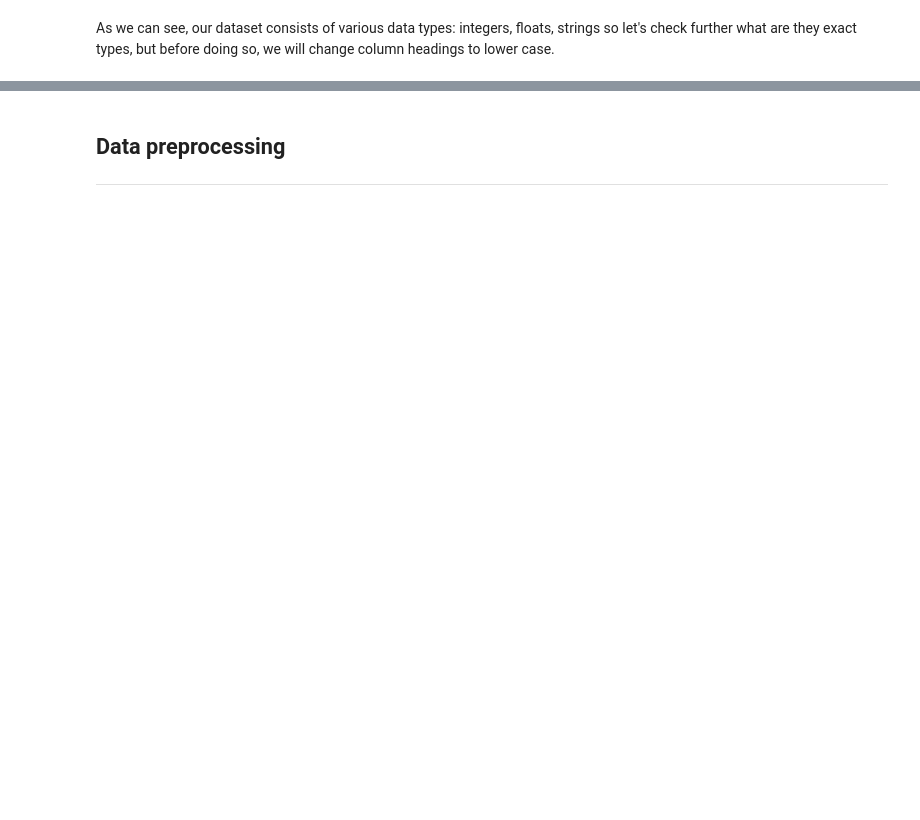
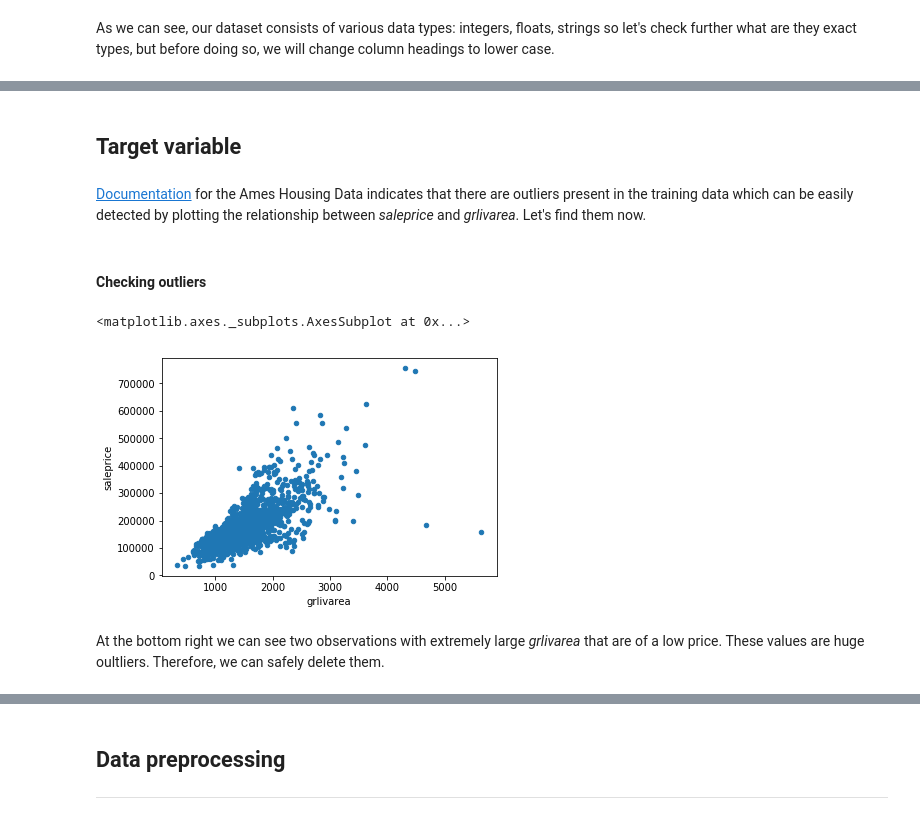
Before and after one commit to Xiaoyan1081/House_prices_advanced_regression_techniques, a Jupyter notebook: houses.ipynb, the cells around one changed output, grey strips where cells are left out. Saved outputs shown, nothing was run; the diff lists cells and outputs as text; code cells hidden in the pictures; blank space fills up the shorter version.

```diff
--- a/houses.ipynb
+++ b/houses.ipynb
@@ -99,0 +121,13 @@ According to the above result, strings representing categorical variables are st
+# %% [markdown]
+## Target variable
+# %% [markdown]
+<a href = "http://ww2.amstat.org/publications/jse/v19n3/Decock/DataDocumentation.txt">Documentation</a> for the Ames Housing Data indicates that there are outliers present in the training data which can be easily detected by plotting the relationship between <i>saleprice</i> and <i>grlivarea</i>. Let's find them now.
+# %% [markdown]
+#### Checking outliers
+# %%
+df_trainset.plot('grlivarea', 'saleprice', kind = 'scatter')
+# %% [output]
+<matplotlib.axes._subplots.AxesSubplot at 0x...>
+[figure, added]
+# %% [markdown]
+At the bottom right we can see two observations with extremely large <i>grlivarea</i> that are of a low price. These values are huge oultliers. Therefore, we can safely delete them.
```
Also changed, not shown: parts of 153 cells of this notebook, 10 other files.
